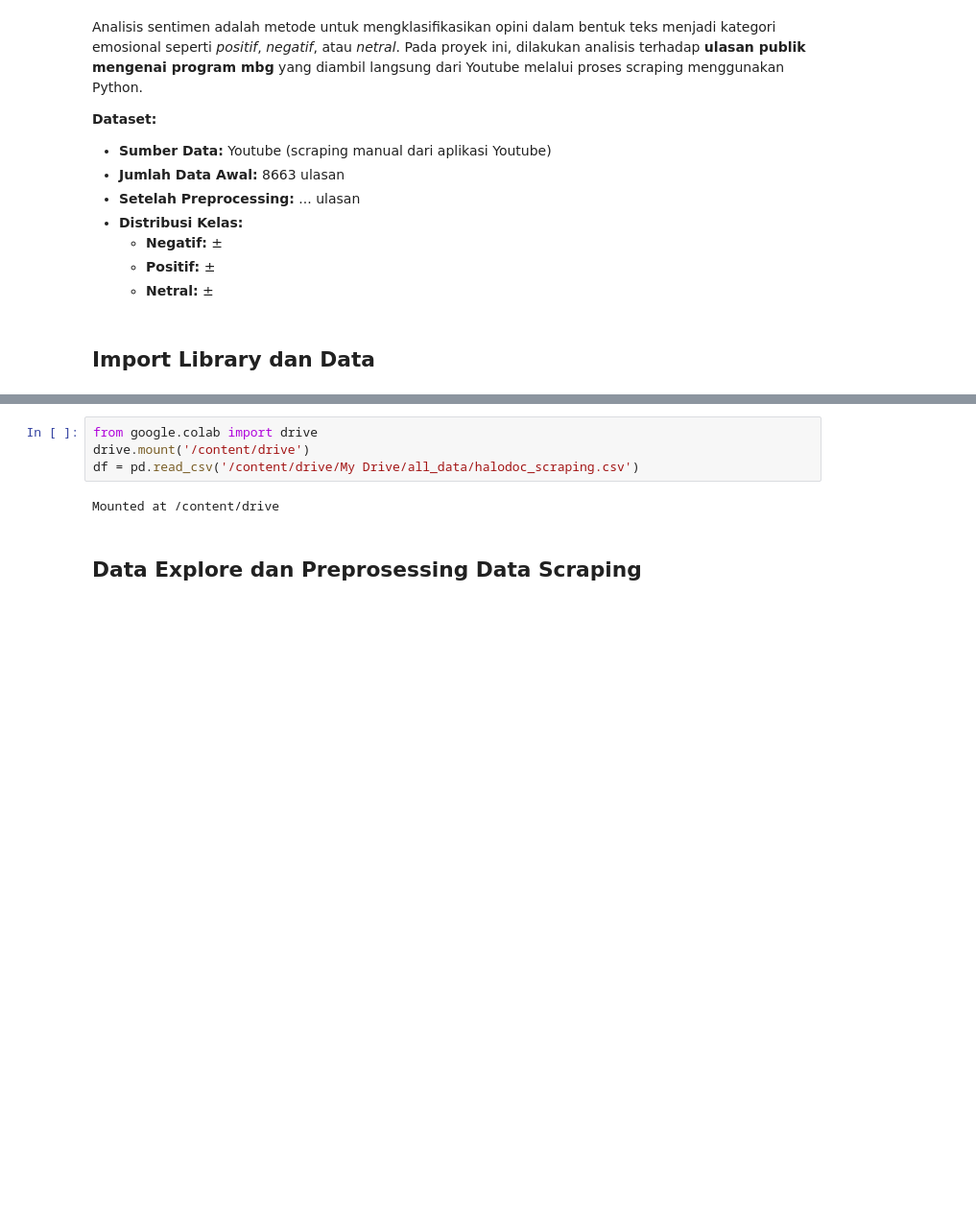
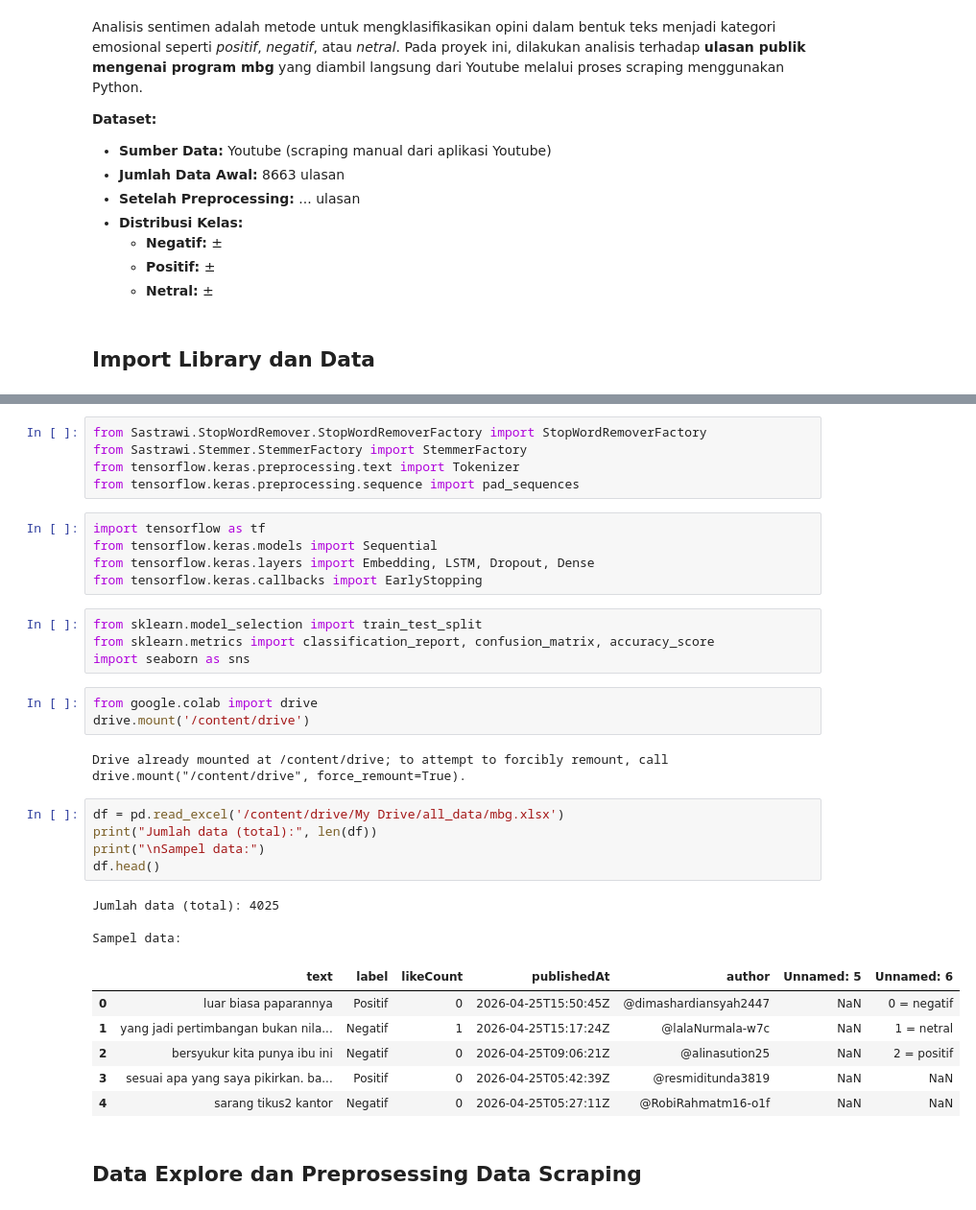
Before and after one commit to putri-indahsari/skripsi, a Jupyter notebook: Sentimen_Analisis_Model.ipynb, the cells around one changed output, grey strips where cells are left out. Shown at 96% size. Drawn from its saved outputs; the diff is of its cells as text; blank space fills up the shorter version.

```diff
--- a/Sentimen_Analisis_Model.ipynb
+++ b/Sentimen_Analisis_Model.ipynb
@@ -81,8 +46,36 @@ True
+# %%
+from Sastrawi.StopWordRemover.StopWordRemoverFactory import StopWordRemoverFactory
+from Sastrawi.Stemmer.StemmerFactory import StemmerFactory
+from tensorflow.keras.preprocessing.text import Tokenizer
+from tensorflow.keras.preprocessing.sequence import pad_sequences
+# %%
+import tensorflow as tf
+from tensorflow.keras.models import Sequential
+from tensorflow.keras.layers import Embedding, LSTM, Dropout, Dense
+from tensorflow.keras.callbacks import EarlyStopping
+# %%
+from sklearn.model_selection import train_test_split
+from sklearn.metrics import classification_report, confusion_matrix, accuracy_score
+import seaborn as sns
 # %%
 from google.colab import drive
 drive.mount('/content/drive')
-df = pd.read_csv('/content/drive/My Drive/all_data/halodoc_scraping.csv')
 # %% [output]
-Mounted at /content/drive
+Drive already mounted at /content/drive; to attempt to forcibly remount, call drive.mount("/content/drive", force_remount=True).
+# %%
+df = pd.read_excel('/content/drive/My Drive/all_data/mbg.xlsx')
+print("Jumlah data (total):", len(df))
+print("\nSampel data:")
+df.head()
+# %% [output]
+Jumlah data (total): 4025
+
+Sampel data:
+|  | text | label | likeCount | publishedAt | author | Unnamed: 5 | Unnamed: 6 |
+| 0 | luar biasa paparannya | Positif | 0 | 2026-04-25T15:50:45Z | @dimashardiansyah2447 | NaN | 0 = negatif |
+| 1 | yang jadi pertimbangan bukan nila... | Negatif | 1 | 2026-04-25T15:17:24Z | @lalaNurmala-w7c | NaN | 1 = netral |
+| 2 | bersyukur kita punya ibu ini | Negatif | 0 | 2026-04-25T09:06:21Z | @alinasution25 | NaN | 2 = positif |
+| 3 | sesuai apa yang saya pikirkan. ba... | Positif | 0 | 2026-04-25T05:42:39Z | @resmiditunda3819 | NaN | NaN |
+| 4 | sarang tikus2 kantor | Negatif | 0 | 2026-04-25T05:27:11Z | @RobiRahmatm16-o1f | NaN | NaN |
 # %% [markdown]
 ## Data Explore dan Preprosessing Data Scraping
```
Also changed, not shown: parts of 13 cells of this notebook.
